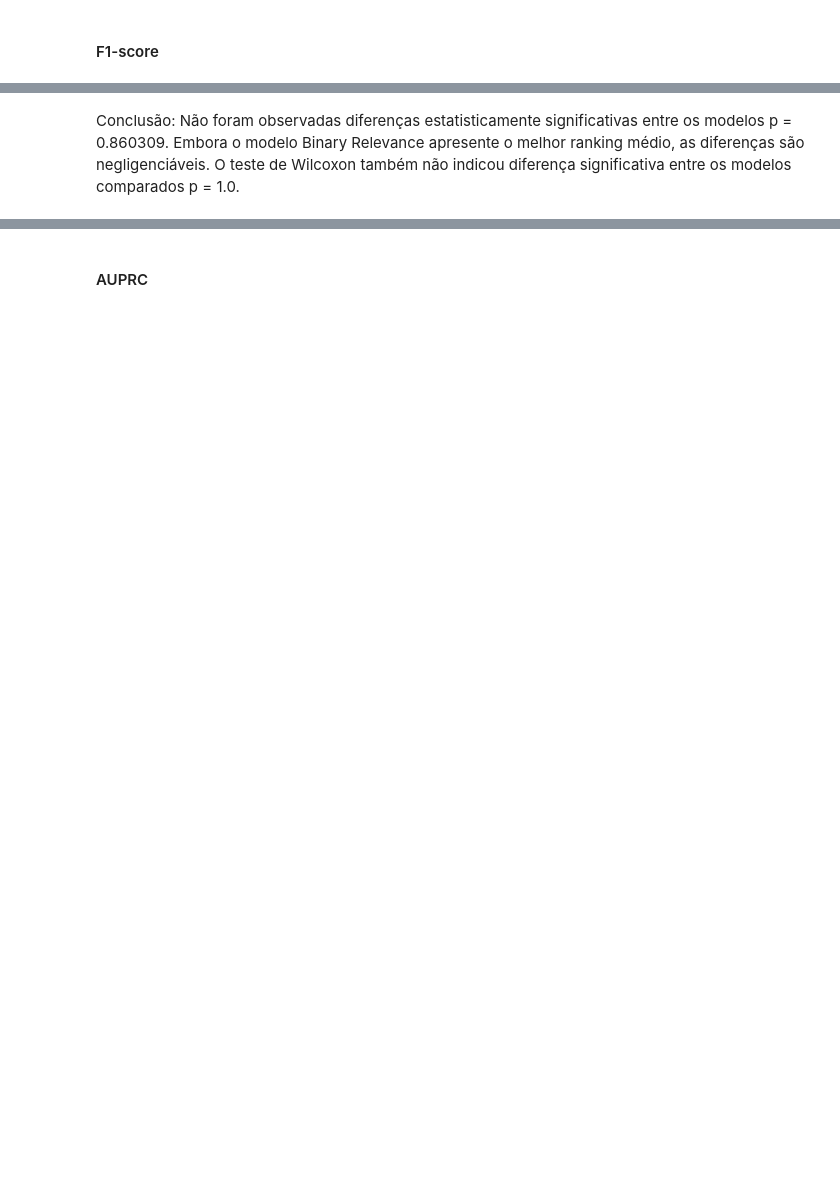
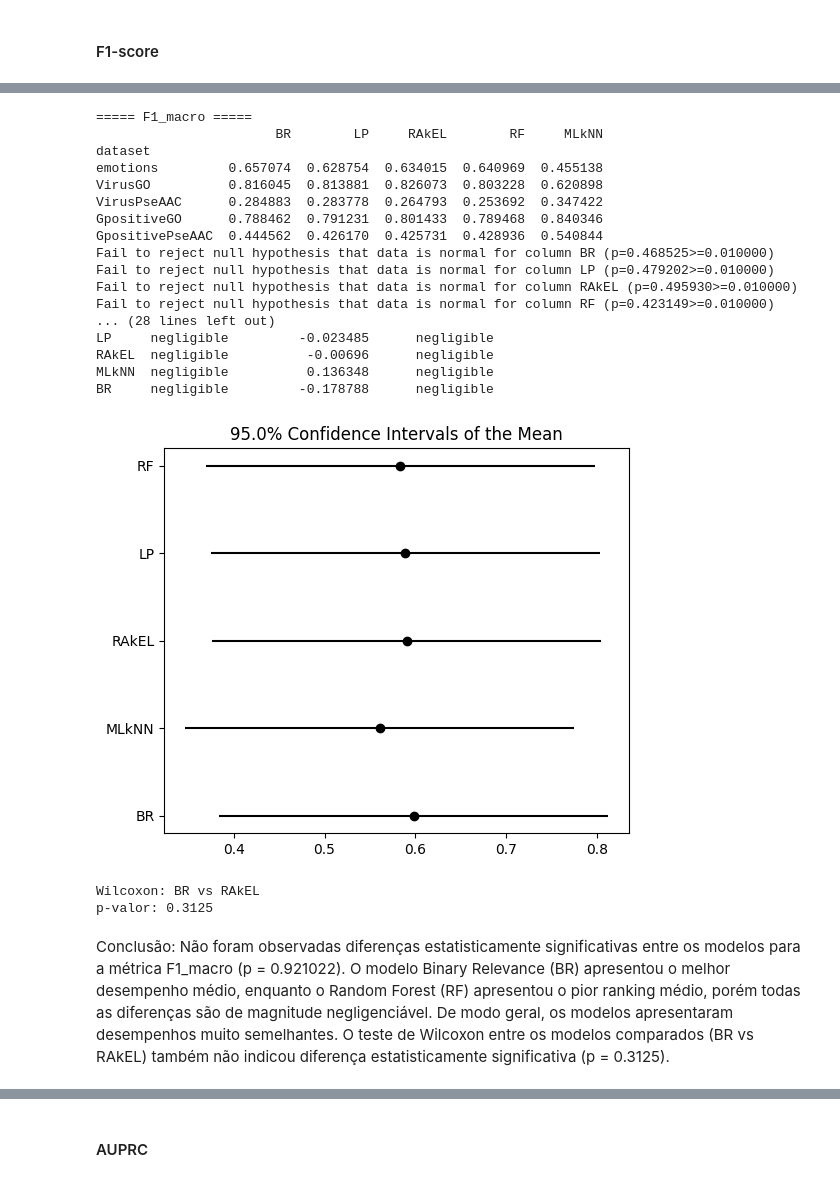
Before and after one commit to iarabertopena/ml-learning-lab, a Jupyter notebook: 10_fold_cross_validation-ml_learning_lab.ipynb, the cells around one changed output, grey strips where cells are left out. Saved outputs shown, nothing was run; the diff lists cells and outputs as text; code cells hidden in the pictures; blank space fills up the shorter version.

```diff
--- a/10_fold_cross_validation-ml_learning_lab.ipynb
+++ b/10_fold_cross_validation-ml_learning_lab.ipynb
@@ -155,8 +155,10 @@ def evaluate_metrics(y_true, y_pred, y_prob):
     try:
       results["auprc_micro"] = average_precision_score(y_true, y_prob, average='micro')
       #results["auprc_macro"] = average_precision_score(y_true, y_prob, average='macro')
-    except:
-      results["auprc_micro"] = np.nan
+    except Exception as e :
+      y_prob = np.row_stack([m.toarray().ravel() for m in y_prob])
+      results["auprc_micro"] = average_precision_score(y_true, y_prob, average='micro')
+      #results["auprc_micro"] = np.nan
       #results["auprc_macro"] = np.nan
 
     try:
@@ -326,6 +328,12 @@ def load_data(path):
 
     else:
         raise ValueError(f"Formato não suportado: {path}")
+# %%
+# teste com 1 dataset
+dataset_name = "emotions"
+
+base_path = datasets_paths[dataset_name]
+n_labels = n_labels_dict[dataset_name]
 # %%
 results = run_experiment_folds(get_models(), base_path, n_labels)
 # %% [output]
@@ -928,2 +902,56 @@ p-valor: 1.0
+# %%
+from autorank import autorank, plot_stats
+from scipy.stats import wilcoxon
+import matplotlib.pyplot as plt
+
+print("\n===== F1_macro =====")
+
+# tabela
+df = build_table(all_results, "f1_macro")
+df = df.dropna()
+
+print(df)
+
+# Friedman + Nemenyi
+result = autorank(df, alpha=0.05, order='descending', verbose=True)
+
+print("\nRanking médio:")
+print(result.rankdf)
+
+#plot_stats(result)
+#plt.show()
+
+plot_stats(result, allow_insignificant=True)
+plt.show()
+
+# Wilcoxon (só com os 2 melhores)
+means = df.mean().sort_values(ascending=False)
+m1, m2 = means.index[:2]
+
+stat, p = wilcoxon(df[m1], df[m2])
+
+print(f"\nWilcoxon: {m1} vs {m2}")
+print("p-valor:", p)
+# %% [output]
+===== F1_macro =====
+                       BR        LP     RAkEL        RF     MLkNN
+dataset
+emotions         0.657074  0.628754  0.634015  0.640969  0.455138
+VirusGO          0.816045  0.813881  0.826073  0.803228  0.620898
+VirusPseAAC      0.284883  0.283778  0.264793  0.253692  0.347422
+GpositiveGO      0.788462  0.791231  0.801433  0.789468  0.840346
+GpositivePseAAC  0.444562  0.426170  0.425731  0.428936  0.540844
+Fail to reject null hypothesis that data is normal for column BR (p=0.468525>=0.010000)
+Fail to reject null hypothesis that data is normal for column LP (p=0.479202>=0.010000)
+Fail to reject null hypothesis that data is normal for column RAkEL (p=0.495930>=0.010000)
+Fail to reject null hypothesis that data is normal for column RF (p=0.423149>=0.010000)
+... (28 lines left out)
+LP     negligible         -0.023485      negligible
+RAkEL  negligible          -0.00696      negligible
+MLkNN  negligible          0.136348      negligible
+BR     negligible         -0.178788      negligible
+[figure, added]
+Wilcoxon: BR vs RAkEL
+p-valor: 0.3125
 # %% [markdown]
-Conclusão: Não foram observadas diferenças estatisticamente significativas entre os modelos p = 0.860309. Embora o modelo Binary Relevance apresente o melhor ranking médio, as diferenças são negligenciáveis. O teste de Wilcoxon também não indicou diferença significativa entre os modelos comparados p = 1.0.
+Conclusão: Não foram observadas diferenças estatisticamente significativas entre os modelos para a métrica F1_macro (p = 0.921022). O modelo Binary Relevance (BR) apresentou o melhor desempenho médio, enquanto o Random Forest (RF) apresentou o pior ranking médio, porém todas as diferenças são de magnitude negligenciável. De modo geral, os modelos apresentaram desempenhos muito semelhantes. O teste de Wilcoxon entre os modelos comparados (BR vs RAkEL) também não indicou diferença estatisticamente significativa (p = 0.3125).
```
Also changed, not shown: parts of 31 cells of this notebook.
